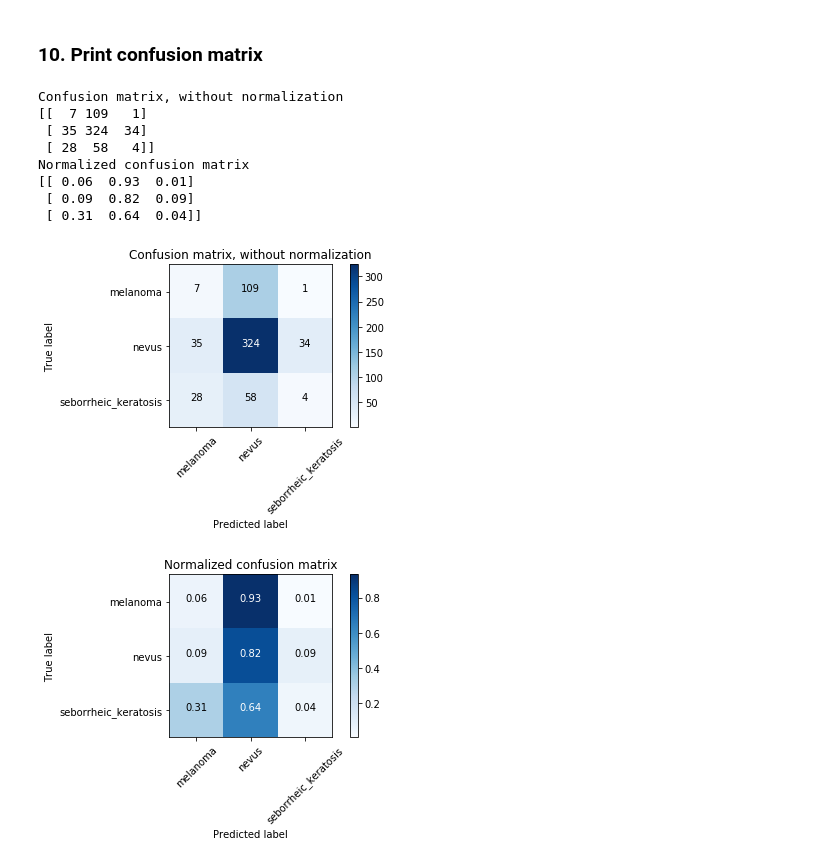
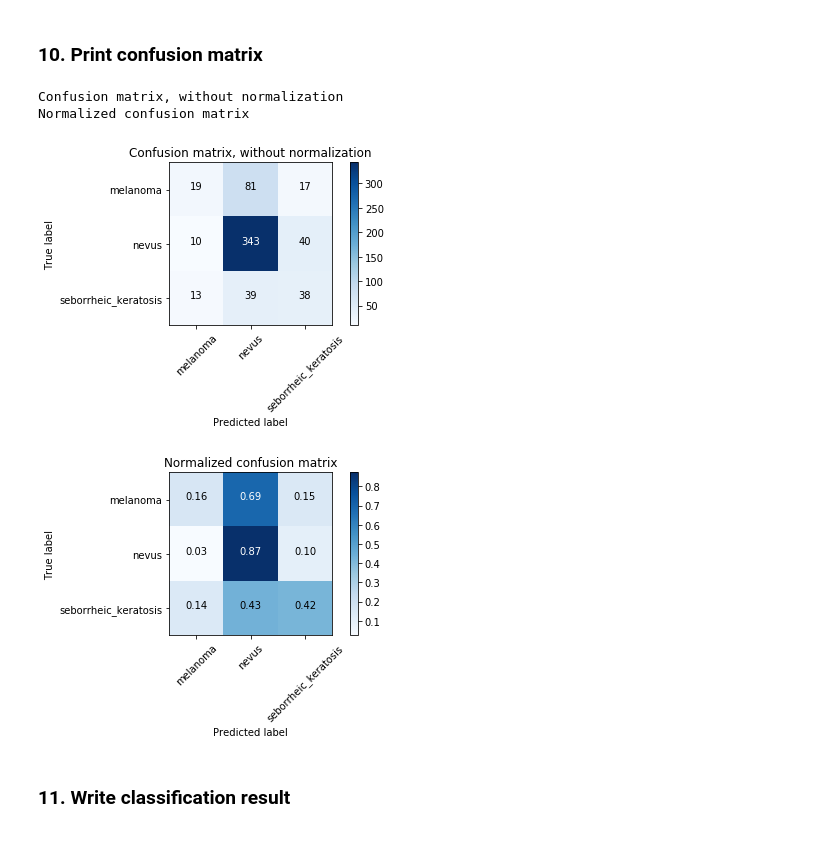
Before and after one commit to crawlik/dermatologist-ai, a Jupyter notebook: dermatologist-ai.ipynb, the cells around one changed output. Drawn from its saved outputs; the diff is of its cells as text; code cells hidden in the pictures.

```diff
--- a/dermatologist-ai.ipynb
+++ b/dermatologist-ai.ipynb
@@ -51,20 +52,21 @@ for i in range(12):
 # %% [markdown]
 ### 3. Load CNN without top layer
 # %%
-from keras import applications
+from keras.applications import ResNet50, VGG19, InceptionV3
 from keras.preprocessing import image
 from keras.applications.resnet50 import preprocess_input, decode_predictions
 import numpy as np
 
 image_dim = (224, 224, 3)
-#base_model = ResNet50(weights='imagenet', include_top=False, input_shape=image_dim
-#base_model = applications.VGG19(weights = "imagenet", include_top=False, input_shape = image_dim)
-base_model = applications.InceptionV3(weights = "imagenet", include_top=False, input_shape = image_dim)
+#base_model = ResNet50(weights='imagenet', include_top=False, input_shape=image_dim)
+#base_model = VGG19(weights = "imagenet", include_top=False, input_shape = image_dim)
+base_model = InceptionV3(weights = "imagenet", include_top=False, input_shape = image_dim)
 
 for layer in base_model.layers:
     layer.trainable = False
-# Train last a few layers in base model
-for layer in base_model.layers[-16:]:
+
+# Train several last layers in base model
+for layer in base_model.layers[-22:]:
     layer.trainable = True
 
 base_model.summary()
@@ -136,7 +120,13 @@ target_size = (224, 224)
 
 train_datagen = ImageDataGenerator(
         rescale=1./255,
-        horizontal_flip=True)
+        horizontal_flip=True,
+        vertical_flip=True,
+        rotation_range=40,
+        width_shift_range=0.2,
+        height_shift_range=0.2,
+        zoom_range=0.2,
+        fill_mode='nearest')
 
 valid_datagen = ImageDataGenerator(rescale=1./255)
 
@@ -159,19 +149,19 @@ Found 150 images belonging to 3 classes.
 ### 7. Train the model
 # %%
 from keras.callbacks import ModelCheckpoint, EarlyStopping
-workers = 4
+
 best_weights_path='dermatologist.weights.best.hdf5'
 
 # train the model
 checkpointer = ModelCheckpoint(filepath=best_weights_path, verbose=1,
                                save_best_only=True)
 # Stop the training if the model shows no improvement
-stopper = EarlyStopping(monitor='val_loss', min_delta=0.05, patience=2, verbose=1, mode='auto')
+stopper = EarlyStopping(monitor='val_loss', min_delta=0.01, patience=10, verbose=1, mode='auto')
 
 model.fit_generator(generator=train_generator,
-                    epochs=20,
+                    epochs=100,
                     steps_per_epoch = int(len(train_files)/batch_size),
                     validation_data=valid_generator,
                     validation_steps = int(len(valid_files)/batch_size),
-                    callbacks=[checkpointer,stopper], verbose=1, workers=workers)
+                    callbacks=[checkpointer, stopper], verbose=1, workers=4)
 # %% [output]
@@ -196,6 +190,8 @@ model.load_weights(best_weights_path)
 # %% [markdown]
 ### 9. Calculate Classification Accuracy on Test Set
 # %%
+workers = 1
+
 test_datagen = ImageDataGenerator(rescale=1. / 255)
 
 test_generator = test_datagen.flow_from_directory(
@@ -237,8 +233,6 @@ def plot_confusion_matrix(cm, classes,
         print("Normalized confusion matrix")
     else:
         print('Confusion matrix, without normalization')
-
-    print(cm)
 
     plt.imshow(cm, interpolation='nearest', cmap=cmap)
     plt.title(title)
@@ -248,38 +242,35 @@ def plot_confusion_matrix(cm, classes,
     plt.yticks(tick_marks, classes)
 
     fmt = '.2f' if normalize else 'd'
     thresh = cm.max() / 2.
     for i, j in itertools.product(range(cm.shape[0]), range(cm.shape[1])):
         plt.text(j, i, format(cm[i, j], fmt),
                  horizontalalignment="center",
                  color="white" if cm[i, j] > thresh else "black")
 
     plt.tight_layout()
     plt.ylabel('True label')
     plt.xlabel('Predicted label')
 
 class_names = ['melanoma', 'nevus', 'seborrheic_keratosis']
+n_classes = len(class_names)
 
 cnf_matrix = confusion_matrix(test_generator.classes, list(map(lambda x: np.argmax(x), scores)))
 np.set_printoptions(precision=2)
 
 # Plot non-normalized confusion matrix
 plt.figure()
 plot_confusion_matrix(cnf_matrix, classes=class_names, title='Confusion matrix, without normalization')
 
 # Plot normalized confusion matrix
 plt.figure()
 plot_confusion_matrix(cnf_matrix, classes=class_names, normalize=True, title='Normalized confusion matrix')
 
 plt.show()
 # %% [output]
 Confusion matrix, without normalization
-[[  7 109   1]
- [ 35 324  34]
- [ 28  58   4]]
 Normalized confusion matrix
-[[ 0.06  0.93  0.01]
- [ 0.09  0.82  0.09]
- [ 0.31  0.64  0.04]]
-[figure, old version]
+[figure, new version]
-[figure, old version]
+[figure, new version]
+# %% [markdown]
+### 11. Write classification result
```
Also changed, not shown: parts of 7 cells of this notebook.
